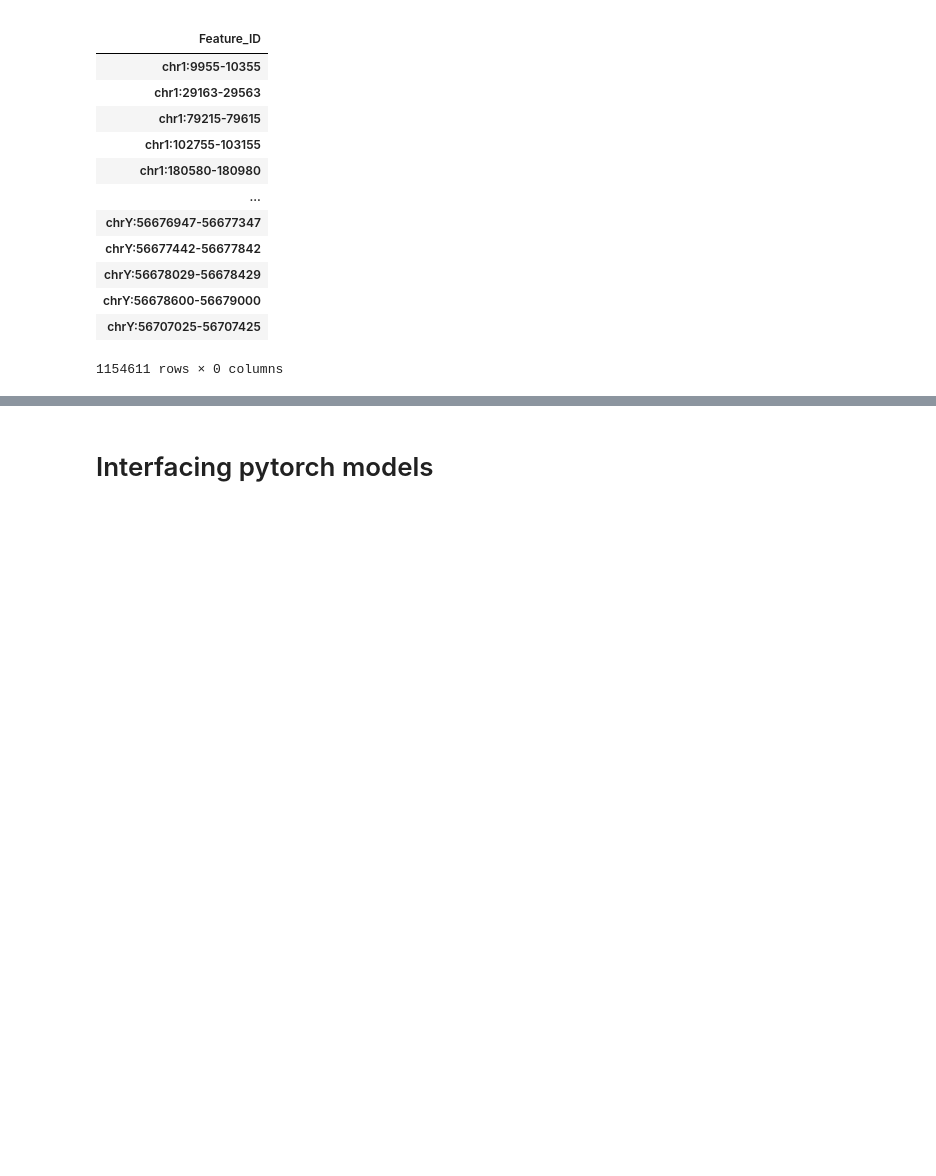
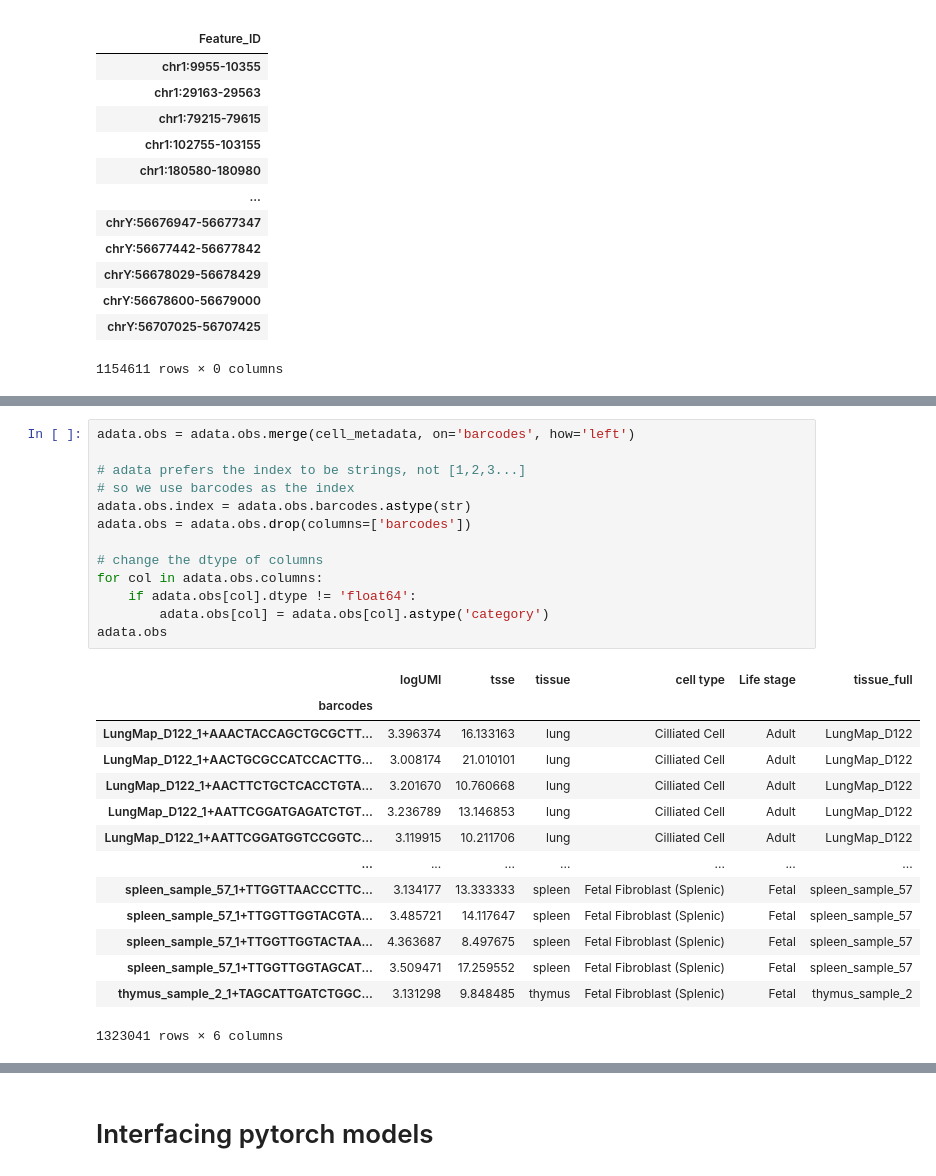
Before and after one commit to Potamitisn/DLBIO, a Jupyter notebook: exploration_h5ad.ipynb, the cells around one changed output, grey strips where cells are left out. Saved outputs shown, nothing was run; the diff lists cells and outputs as text; blank space fills up the shorter version.

```diff
--- a/exploration_h5ad.ipynb
+++ b/exploration_h5ad.ipynb
@@ -165,0 +103,28 @@ AnnData expects .var.index to contain strings, but got values like:
+# %%
+adata.obs = adata.obs.merge(cell_metadata, on='barcodes', how='left')
+
+# adata prefers the index to be strings, not [1,2,3...]
+# so we use barcodes as the index
+adata.obs.index = adata.obs.barcodes.astype(str)
+adata.obs = adata.obs.drop(columns=['barcodes'])
+
+# change the dtype of columns
+for col in adata.obs.columns:
+    if adata.obs[col].dtype != 'float64':
+        adata.obs[col] = adata.obs[col].astype('category')
+adata.obs
+# %% [output]
+|  | logUMI | tsse | tissue | cell type | Life stage | tissue_full |
+| barcodes |  |  |  |  |  |  |
+| LungMap_D122_1+AAACTACCAGCTGCGCTT... | 3.396374 | 16.133163 | lung | Cilliated Cell | Adult | LungMap_D122 |
+| LungMap_D122_1+AACTGCGCCATCCACTTG... | 3.008174 | 21.010101 | lung | Cilliated Cell | Adult | LungMap_D122 |
+| LungMap_D122_1+AACTTCTGCTCACCTGTA... | 3.201670 | 10.760668 | lung | Cilliated Cell | Adult | LungMap_D122 |
+| LungMap_D122_1+AATTCGGATGAGATCTGT... | 3.236789 | 13.146853 | lung | Cilliated Cell | Adult | LungMap_D122 |
+| LungMap_D122_1+AATTCGGATGGTCCGGTC... | 3.119915 | 10.211706 | lung | Cilliated Cell | Adult | LungMap_D122 |
+| ... | ... | ... | ... | ... | ... | ... |
+| spleen_sample_57_1+TTGGTTAACCCTTC... | 3.134177 | 13.333333 | spleen | Fetal Fibroblast (Splenic) | Fetal | spleen_sample_57 |
+| spleen_sample_57_1+TTGGTTGGTACGTA... | 3.485721 | 14.117647 | spleen | Fetal Fibroblast (Splenic) | Fetal | spleen_sample_57 |
+| spleen_sample_57_1+TTGGTTGGTACTAA... | 4.363687 | 8.497675 | spleen | Fetal Fibroblast (Splenic) | Fetal | spleen_sample_57 |
+| spleen_sample_57_1+TTGGTTGGTAGCAT... | 3.509471 | 17.259552 | spleen | Fetal Fibroblast (Splenic) | Fetal | spleen_sample_57 |
+| thymus_sample_2_1+TAGCATTGATCTGGC... | 3.131298 | 9.848485 | thymus | Fetal Fibroblast (Splenic) | Fetal | thymus_sample_2 |
+1323041 rows × 6 columns
```
Also changed, not shown: parts of 24 cells of this notebook.
